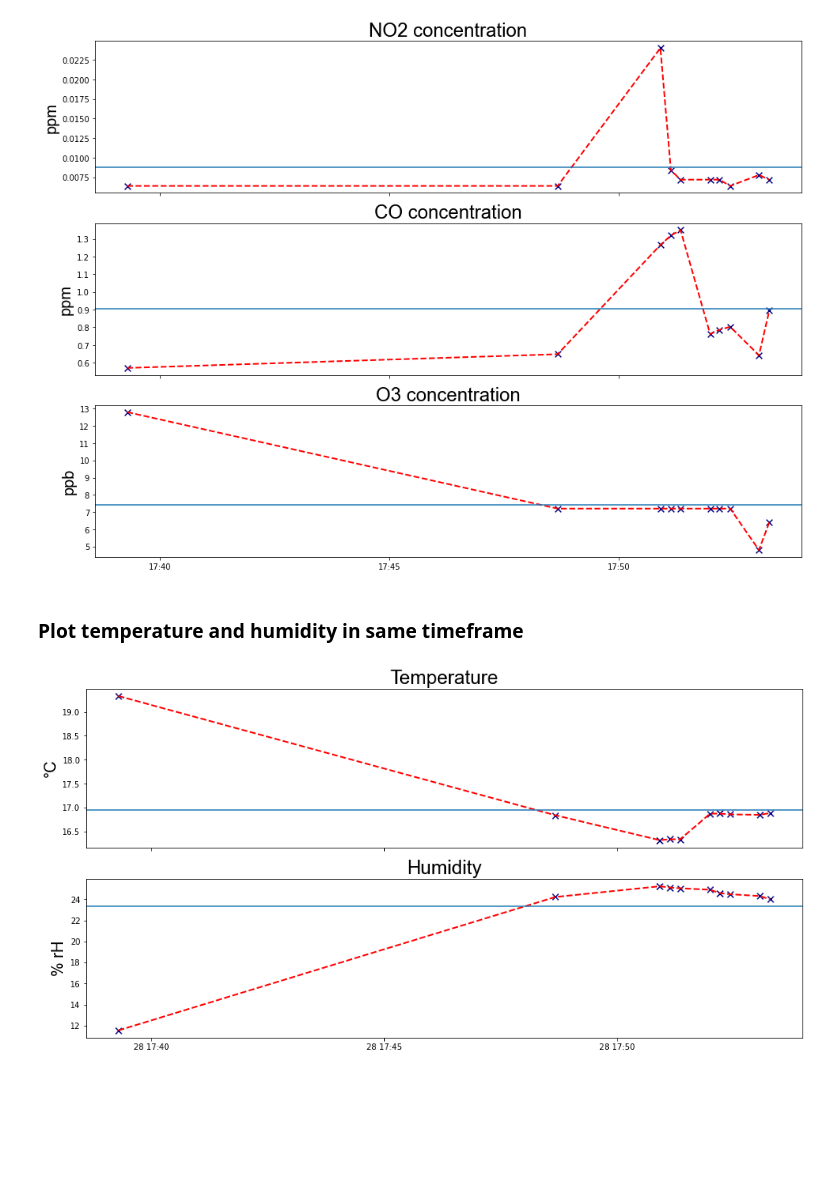
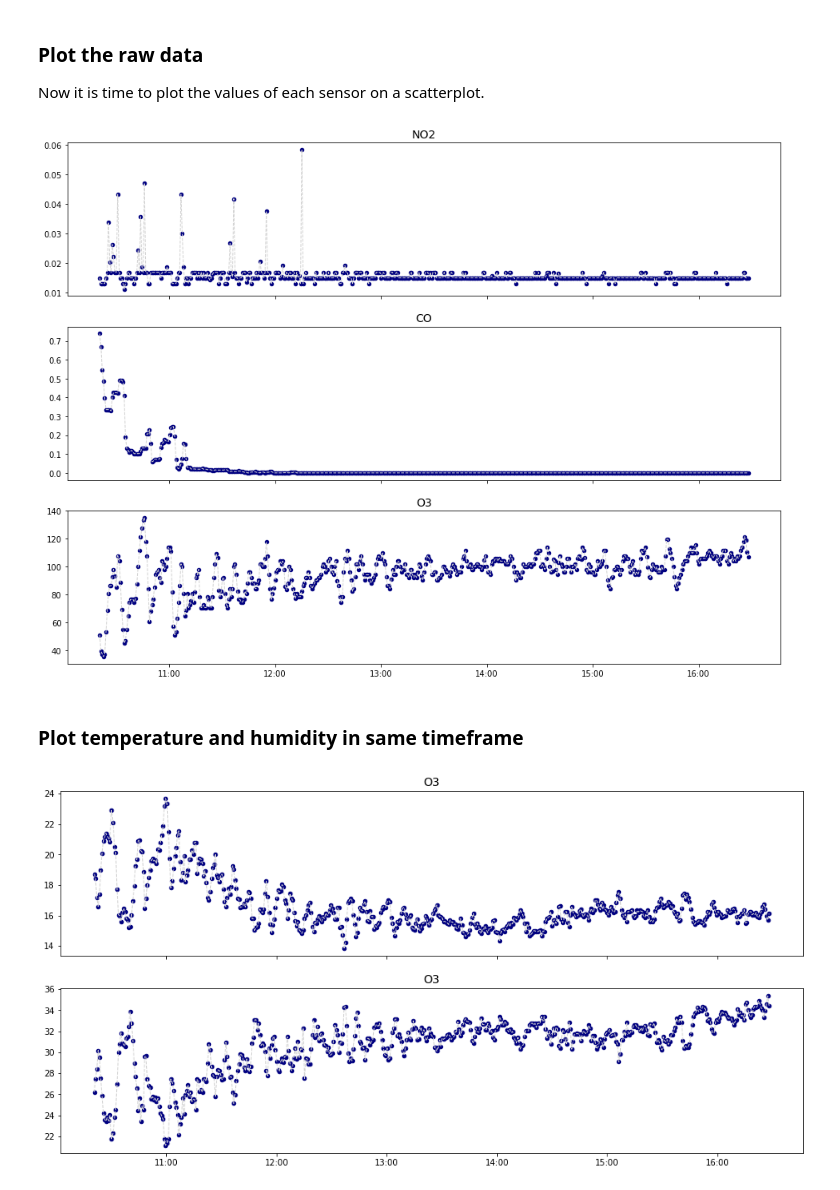
Before and after one commit to tum-esm/airquality_station, a Jupyter notebook: device_data/analysis_notebook.ipynb, the cells around one changed output. Cells and saved outputs as stored; diff of their text form; code cells hidden in the pictures; blank space fills up the shorter version.

```diff
--- a/device_data/analysis_notebook.ipynb
+++ b/device_data/analysis_notebook.ipynb
@@ -77,6 +83,0 @@ Average O3 value: 7.4400 ppb
-# %%
-# resample timeseries to get a better graph
-if resample:
-    no2 = no2.resample(resample_time).mean()
-    co = co.resample(resample_time).mean()
-    o3 = o3.resample(resample_time).mean()
@@ -83,53 +89,51 @@ if resample:
+# %%
+o3_factor = 1.96
+co_factor = 1.15
+no2_factor = 1.88
+
+no2['mass_value'] = no2['value'] * no2_factor
+co['mass_value'] = co['value'] * co_factor
+o3['mass_value'] = o3['value'] * o3_factor
+# %% [markdown]
+### Plot the raw data
+
+Now it is time to plot the values of each sensor on a scatterplot.
 # %%
 #no2 plot
-fig, [ax1, ax2, ax3] = plt.subplots(3,1,figsize=(16,12), sharex = True)
+fig, ax = plt.subplots(3,1, figsize=(16,12), sharex = True)
 
-ax1.plot(no2["value"], color = 'r', linewidth = 2, linestyle='--')
-ax1.scatter(x=no2.index, y=no2["value"], color = 'navy', marker = 'x', s=60)
-ax1.axhline(no2_stats.value['mean'])
-ax1.set_title('NO2 concentration', size = 24, font = 'Arial')
-ax1.set_ylabel('ppm', size = 20, font = 'Arial')
+ax[0].plot(no2["mass_value"], color = 'lightgrey', linewidth = 1, linestyle='--')
+ax[0].scatter(y=no2["mass_value"], x = no2.index, color = 'navy', s = 20)
+ax[0].set_title('NO2', size = 14)
 
-ax2.plot(co["value"], color = 'r', linewidth = 2, linestyle='--')
-ax2.scatter(x=co.index, y=co["value"], color = 'navy', marker = 'x', s=60)
-ax2.axhline(co_stats.value['mean'])
-ax2.set_title('CO concentration', size = 24, font = 'Arial')
-ax2.set_ylabel('ppm', size = 20, font = 'Arial')
+ax[1].plot(co["mass_value"], color = 'lightgrey', linewidth = 1, linestyle='--')
+ax[1].scatter(y=co["mass_value"], x = co.index, color = 'navy', s = 20)
+ax[1].set_title('CO', size = 14)
 
-
-ax3.plot(o3["value"], color = 'r', linewidth = 2, linestyle='--')
-ax3.scatter(x=o3.index, y=o3["value"], color = 'navy', marker = 'x', s=60)
-ax3.axhline(o3_stats.value['mean'])
-ax3.set_title('O3 concentration', size = 24, font = 'Arial')
-ax3.set_ylabel('ppb', size = 20, font = 'Arial')
+ax[2].plot(o3["mass_value"], color = 'lightgrey', linewidth = 1, linestyle='--')
+ax[2].scatter(y=o3["mass_value"], x = o3.index, color = 'navy', s = 20)
+ax[2].set_title('O3', size = 14)
 
 hh_mm = DateFormatter('%H:%M')
-ax3.xaxis.set_major_formatter(hh_mm)
-
-fig.savefig('concentrations.png')
+ax[2].xaxis.set_major_formatter(hh_mm)
 # %% [output]
-[figure, old version]
+[figure, new version]
 # %% [markdown]
 ### Plot temperature and humidity in same timeframe
 # %%
 #no2 plot
-fig, [ax1, ax2] = plt.subplots(2,1,figsize=(16,8), sharex = True)
+fig, ax = plt.subplots(2,1,figsize=(16,8), sharex = True)
 
-ax1.plot(no2["temperature"], color = 'r', linewidth = 2, linestyle='--')
-ax1.scatter(x=no2.index, y=no2["temperature"], color = 'navy', marker = 'x', s=60)
-ax1.axhline(no2_stats.temperature['mean'])
-ax1.set_title('Temperature', size = 24, font = 'Arial')
-ax1.set_ylabel('°C', size = 20, font = 'Arial')
+ax[0].plot(o3["temperature"], color = 'lightgrey', linewidth = 1, linestyle='--')
+ax[0].scatter(y=o3["temperature"], x = o3.index, color = 'navy', s = 20)
+ax[0].set_title('O3', size = 14)
 
-ax2.plot(no2["humidity"], color = 'r', linewidth = 2, linestyle='--')
-ax2.scatter(x=no2.index, y=no2["humidity"], color = 'navy', marker = 'x', s=60)
-ax2.axhline(no2_stats.humidity['mean'])
-ax2.set_title('Humidity', size = 24, font = 'Arial')
-ax2.set_ylabel('% rH', size = 20, font = 'Arial')
+ax[1].plot(o3["humidity"], color = 'lightgrey', linewidth = 1, linestyle='--')
+ax[1].scatter(y=o3["humidity"], x = o3.index, color = 'navy', s = 20)
+ax[1].set_title('O3', size = 14)
+
 
 hh_mm = DateFormatter('%H:%M')
-ax3.xaxis.set_major_formatter(hh_mm)
-
-fig.savefig('environment.png')
+ax[1].xaxis.set_major_formatter(hh_mm)
 # %% [output]
-[figure, old version]
+[figure, new version]
```
Also changed, not shown: parts of 17 cells of this notebook, 5 other files.
